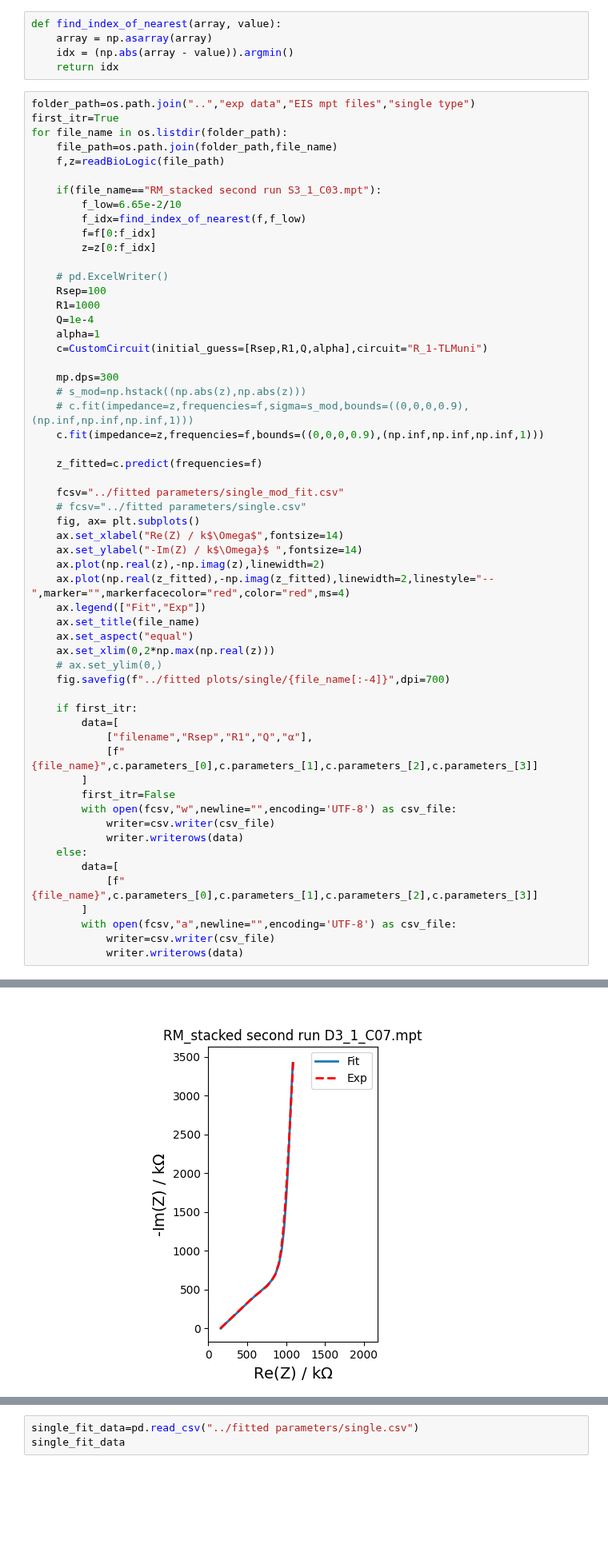
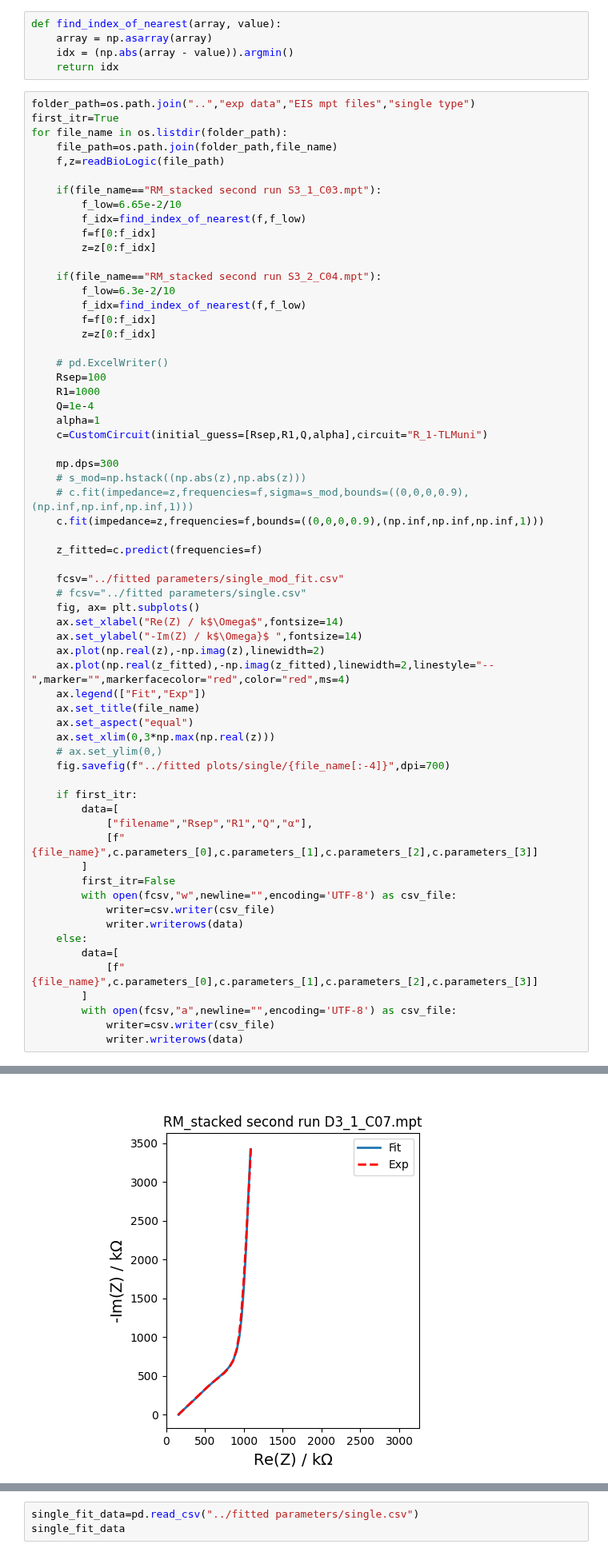
Before and after one commit to Yugal0/fitting-experimental, a Jupyter notebook: code/single type electrode.ipynb, the cells around one changed output, grey strips where cells are left out. Shown at 80% size. Cells and saved outputs as stored; diff of their text form; blank space fills up the shorter version.

```diff
--- a/code/single type electrode.ipynb
+++ b/code/single type electrode.ipynb
@@ -23,6 +23,12 @@ for file_name in os.listdir(folder_path):
 
     if(file_name=="RM_stacked second run S3_1_C03.mpt"):
         f_low=6.65e-2/10
+        f_idx=find_index_of_nearest(f,f_low)
+        f=f[0:f_idx]
+        z=z[0:f_idx]
+
+    if(file_name=="RM_stacked second run S3_2_C04.mpt"):
+        f_low=6.3e-2/10
         f_idx=find_index_of_nearest(f,f_low)
         f=f[0:f_idx]
         z=z[0:f_idx]
@@ -51,7 +57,7 @@ for file_name in os.listdir(folder_path):
     ax.legend(["Fit","Exp"])
     ax.set_title(file_name)
     ax.set_aspect("equal")
-    ax.set_xlim(0,2*np.max(np.real(z)))
+    ax.set_xlim(0,3*np.max(np.real(z)))
     # ax.set_ylim(0,)
     fig.savefig(f"../fitted plots/single/{file_name[:-4]}",dpi=700)
 
@@ -77 +83 @@ for file_name in os.listdir(folder_path):
-[figure, old version]
+[figure, new version]
```
Also changed, not shown: parts of 1 cell of this notebook, 13 other files.
